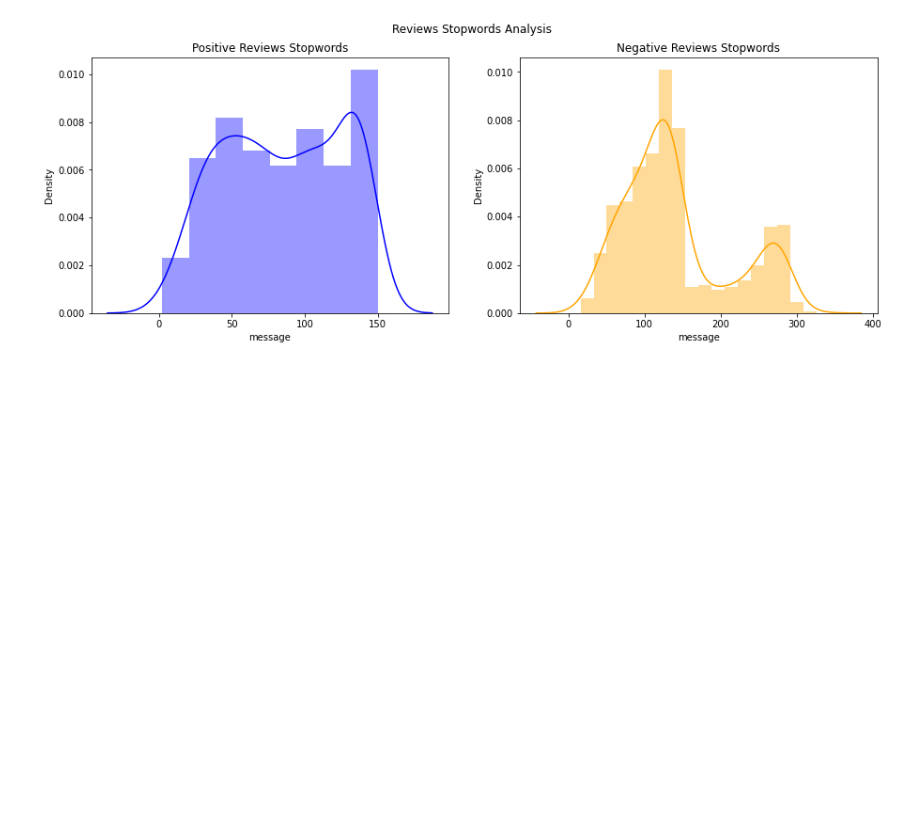
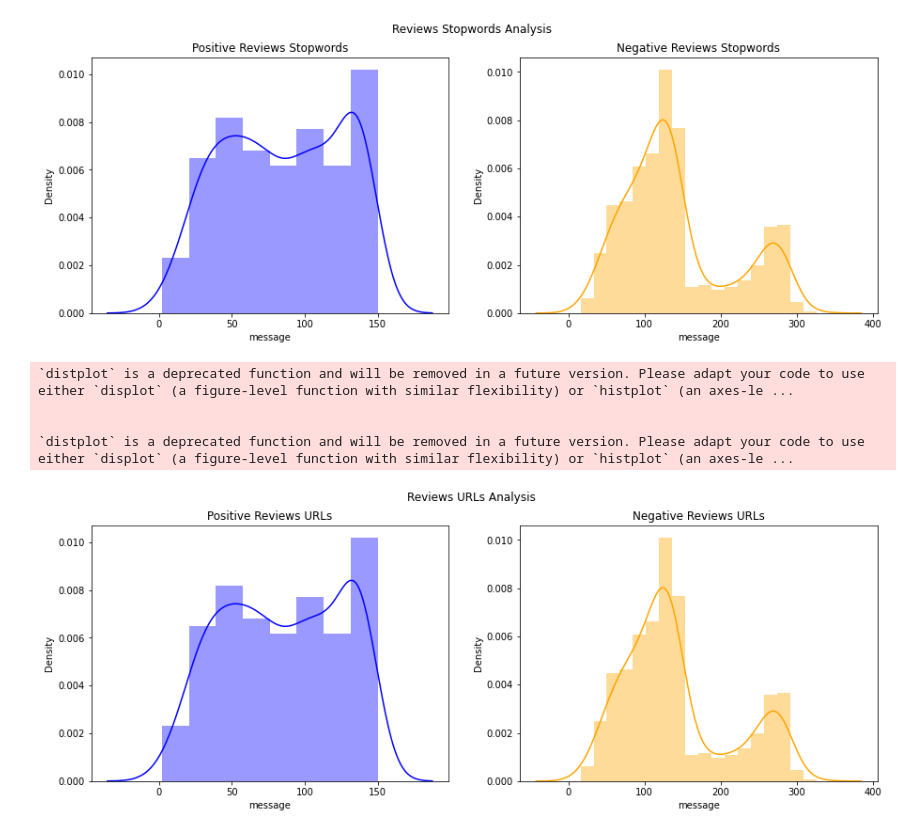
Before and after one commit to aravindkarthikeya/Final-Year-Project, a Jupyter notebook: Untitled26.ipynb, the cells around one changed output. Drawn from its saved outputs; the diff is of its cells as text; code cells hidden in the pictures; blank space fills up the shorter version.

```diff
--- a/Untitled26.ipynb
+++ b/Untitled26.ipynb
@@ -276,3 +276,15 @@ plot_count_1(count_good_stops,count_bad_stops,"Positive Reviews Stopwords","Nega
 
 `distplot` is a deprecated function and will be removed in a future version. Please adapt your code to use either `displot` (a figure-level function with similar flexibility) or `histplot` (an axes-le ...
 [figure]
+# %%
+## Checking number of Urls
+count_good_urls=count_good['message'].apply(lambda x: len([w for w in str(x).lower().split() if 'http' in w or 'https' in w]))
+count_bad_urls=count_bad['message'].apply(lambda x: len([w for w in str(x).lower().split() if 'http' in w or 'https' in w]))
+
+plot_count_1(count_good_stops,count_bad_stops,"Positive Reviews URLs","Negative Reviews URLs","Reviews URLs Analysis")
+# %% [output]
+`distplot` is a deprecated function and will be removed in a future version. Please adapt your code to use either `displot` (a figure-level function with similar flexibility) or `histplot` (an axes-le ...
+
+
+`distplot` is a deprecated function and will be removed in a future version. Please adapt your code to use either `displot` (a figure-level function with similar flexibility) or `histplot` (an axes-le ...
+[figure, added]
```
Also changed, not shown: parts of 17 cells of this notebook.
